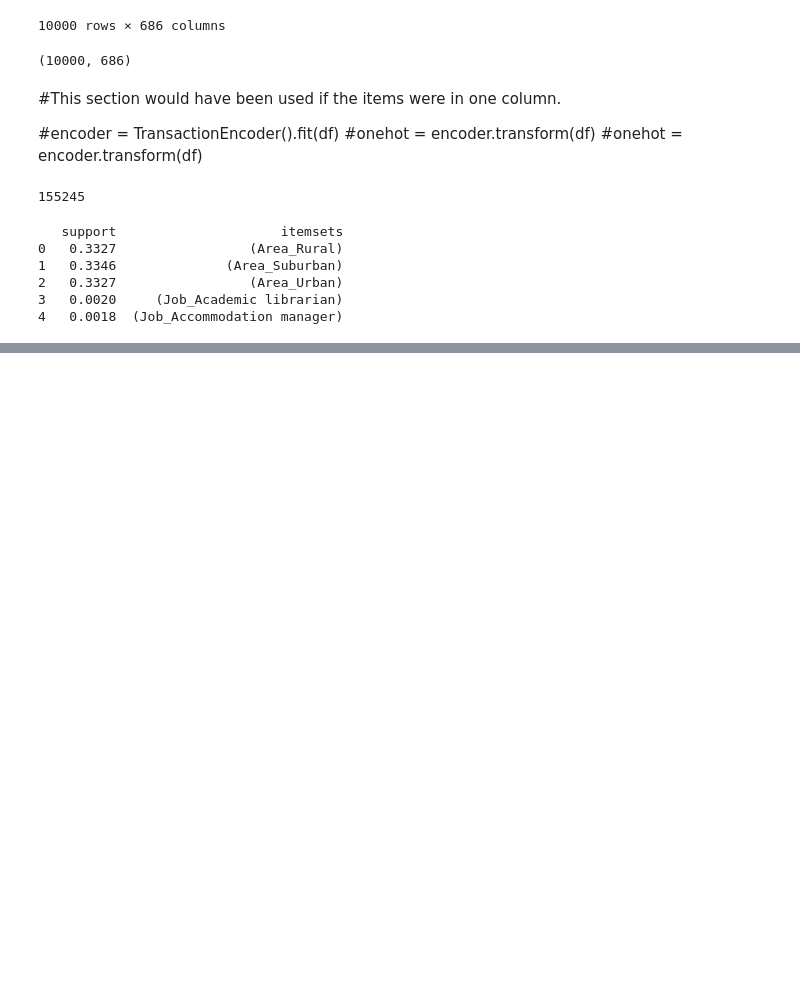
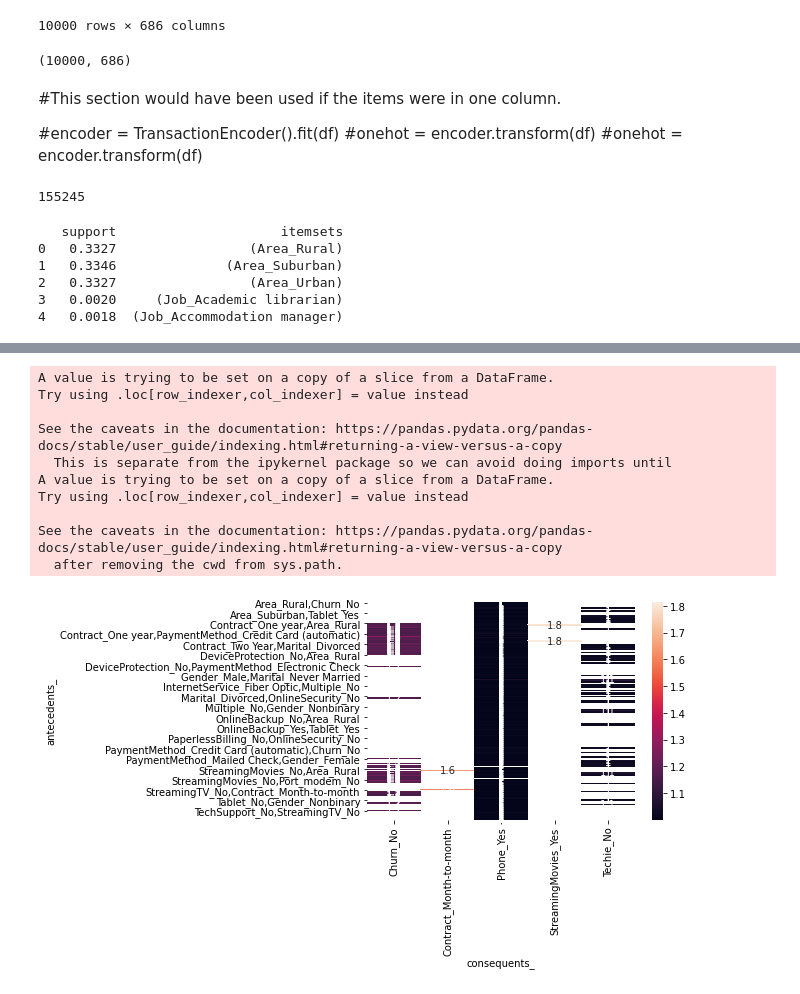
Before and after one commit to jlrosales8/D212_Market_Basket_Analysis, a Jupyter notebook: D212_Market_Basket_Analysis.ipynb, the cells around one changed output, grey strips where cells are left out. Drawn from its saved outputs; the diff is of its cells as text; code cells hidden in the pictures; blank space fills up the shorter version.

```diff
--- a/D212_Market_Basket_Analysis.ipynb
+++ b/D212_Market_Basket_Analysis.ipynb
@@ -176,3 +178,5 @@ print(frequent_items.head())
 2   0.3327                 (Area_Urban)
 3   0.0020     (Job_Academic librarian)
 4   0.0018  (Job_Accommodation manager)
+# %%
+rules = association_rules(frequent_items)
@@ -178,0 +227,5 @@ print(frequent_items.head())
+# %%
+filtered_rules = rules[(rules['antecedent support'] > .01) &
+                       (rules['support'] > .009) &
+                       (rules['confidence'] > .85) &
+                        (rules['lift'] > 1.00)]
@@ -178,0 +252,3 @@ print(frequent_items.head())
+# %%
+filtered_rules['lhs items'] = filtered_rules['antecedents'].apply(lambda x:len(x) )
+filtered_rules[filtered_rules['lhs items']>1].sort_values('lift', ascending=False).head()
@@ -178,0 +267,25 @@ print(frequent_items.head())
+# %%
+import seaborn as sns
+# Replace frozen sets with strings
+filtered_rules['antecedents_'] = filtered_rules['antecedents'].apply(lambda a: ','.join(list(a)))
+filtered_rules['consequents_'] = filtered_rules['consequents'].apply(lambda a: ','.join(list(a)))
+# Transform the DataFrame of rules into a matrix using the lift metric
+pivot = filtered_rules[filtered_rules['lhs items']>1].pivot(index = 'antecedents_',
+                    columns = 'consequents_', values= 'lift')
+# Generate a heatmap with annotations on and the colorbar off
+sns.heatmap(pivot, annot = True)
+plt.yticks(rotation=0)
+plt.xticks(rotation=90)
+plt.show()
+# %% [output]
+A value is trying to be set on a copy of a slice from a DataFrame.
+Try using .loc[row_indexer,col_indexer] = value instead
+
+See the caveats in the documentation: https://pandas.pydata.org/pandas-docs/stable/user_guide/indexing.html#returning-a-view-versus-a-copy
+  This is separate from the ipykernel package so we can avoid doing imports until
+A value is trying to be set on a copy of a slice from a DataFrame.
+Try using .loc[row_indexer,col_indexer] = value instead
+
+See the caveats in the documentation: https://pandas.pydata.org/pandas-docs/stable/user_guide/indexing.html#returning-a-view-versus-a-copy
+  after removing the cwd from sys.path.
+[figure, added]
```
Also changed, not shown: parts of 18 cells of this notebook.
